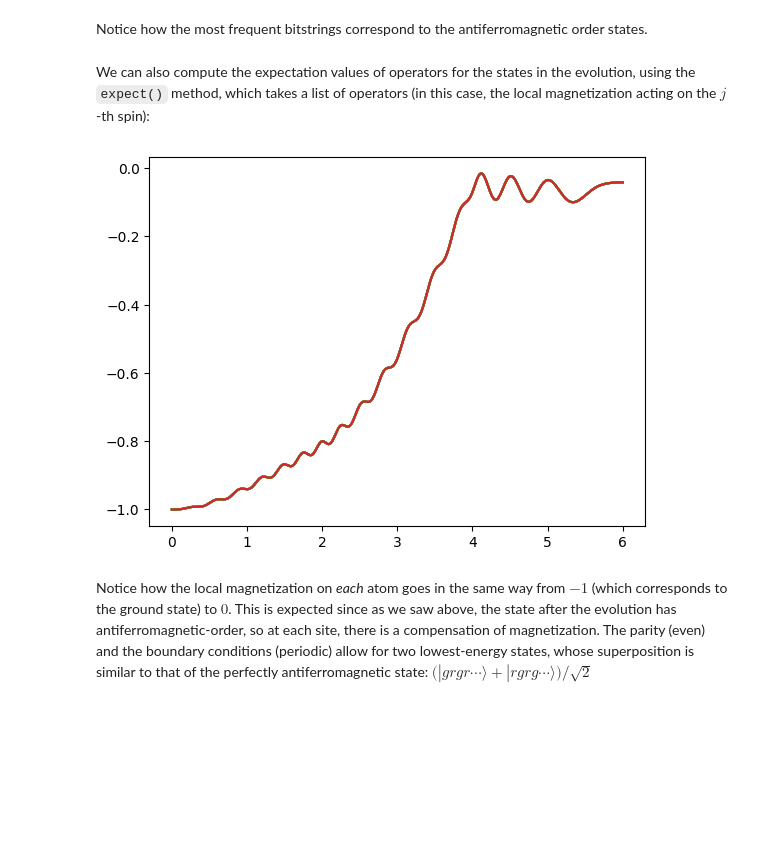
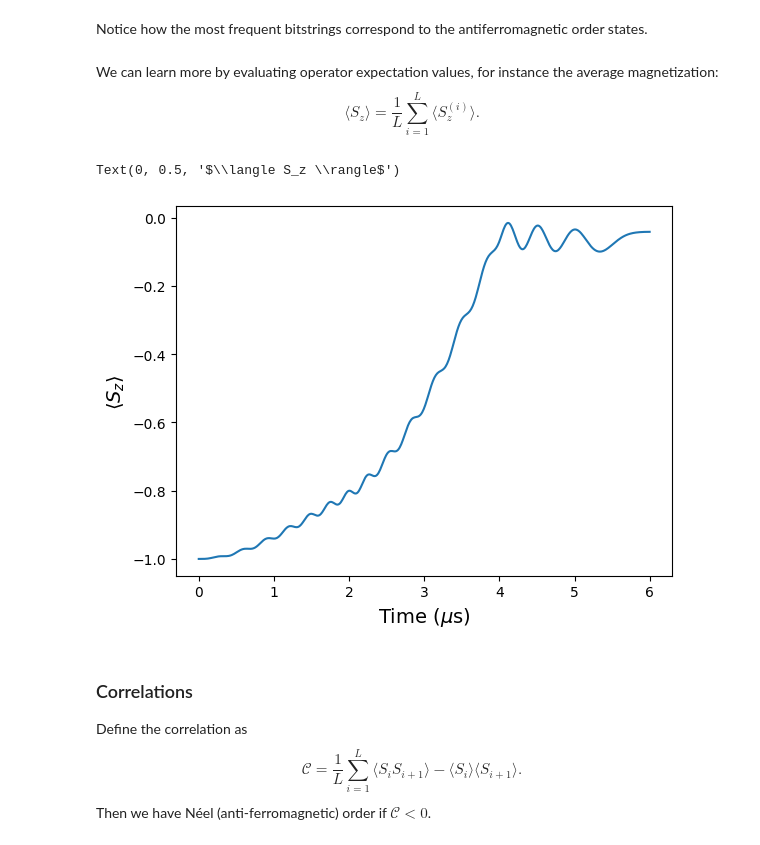
Before and after one commit to dehond/pulser-notebooks, a Jupyter notebook: simulating_sequences.ipynb, the cells around one changed output. Drawn from its saved outputs; the diff is of its cells as text; code cells hidden in the pictures; blank space fills up the shorter version.

Commit message:
Add Neel order calculation.

```diff
--- a/simulating_sequences.ipynb
+++ b/simulating_sequences.ipynb
@@ -114,20 +105,31 @@ plt.bar(large_counts.keys(), large_counts.values())
 # %% [markdown]
 Notice how the most frequent bitstrings correspond to the antiferromagnetic order states.
-# %% [markdown]
-We can also compute the expectation values of operators for the states in the evolution, using the `expect()` method, which takes a list of operators (in this case, the local magnetization acting on the $j$-th spin):
+# %% [markdown]
+We can learn more by evaluating operator expectation values, for instance the average magnetization:
+$$
+\langle S_z \rangle = \frac{1}{L} \sum_{i = 1}^L \langle S_z^{(i)} \rangle.
+$$
 # %%
-def magnetization(j, total_sites):
-    prod = [qutip.qeye(2) for _ in range(total_sites)]
-    prod[j] = qutip.sigmaz()
+def local_magn(i):
+    prod = L * [qutip.qeye(2)]
+    prod[i] = qutip.sigmaz()
     return qutip.tensor(prod)
 
-
-magn_list = [magnetization(j, L) for j in range(L)]
+magn_av = 1/L * sum([local_magn(i) for i in range(L)])
-# %%
-expect_magnetization = results.expect(magn_list)
-for data in expect_magnetization:
-    plt.plot(sim.evaluation_times, data)
-# %% [output]
-[figure, removed]
-# %% [markdown]
-Notice how the local magnetization on *each* atom goes in the same way from $-1$ (which corresponds to the ground state) to $0$. This is expected since as we saw above, the state after the evolution has antiferromagnetic-order, so at each site, there is a compensation of magnetization. The parity (even) and the boundary conditions (periodic) allow for two lowest-energy states, whose superposition is similar to that of the perfectly antiferromagnetic state:  $\Big(|grgr\cdots \rangle + |rgrg\cdots \rangle\Big)/\sqrt{2}$
+# %%
+expect_magnetization = [qutip.expect(magn_av, state) for state in results.states]
+plt.plot(sim.evaluation_times,
+        expect_magnetization)
+
+plt.xlabel("Time ($\mu$s)", fontsize = 14)
+plt.ylabel(r"$\langle S_z \rangle$", fontsize = 14)
+# %% [output]
+Text(0, 0.5, '$\\langle S_z \\rangle$')
+[figure, added]
+# %% [markdown]
+### Correlations
+Define the correlation as
+$$
+\mathcal{C} = \frac{1}{L} \sum_{i=1}^{L} \langle S_i S_{i + 1} \rangle - \langle S_i \rangle \langle S_{i + 1} \rangle.
+$$
+Then we have Néel (anti-ferromagnetic) order if $\mathcal{C} < 0$.
```
Also changed, not shown: parts of 15 cells of this notebook, 1 other file.
